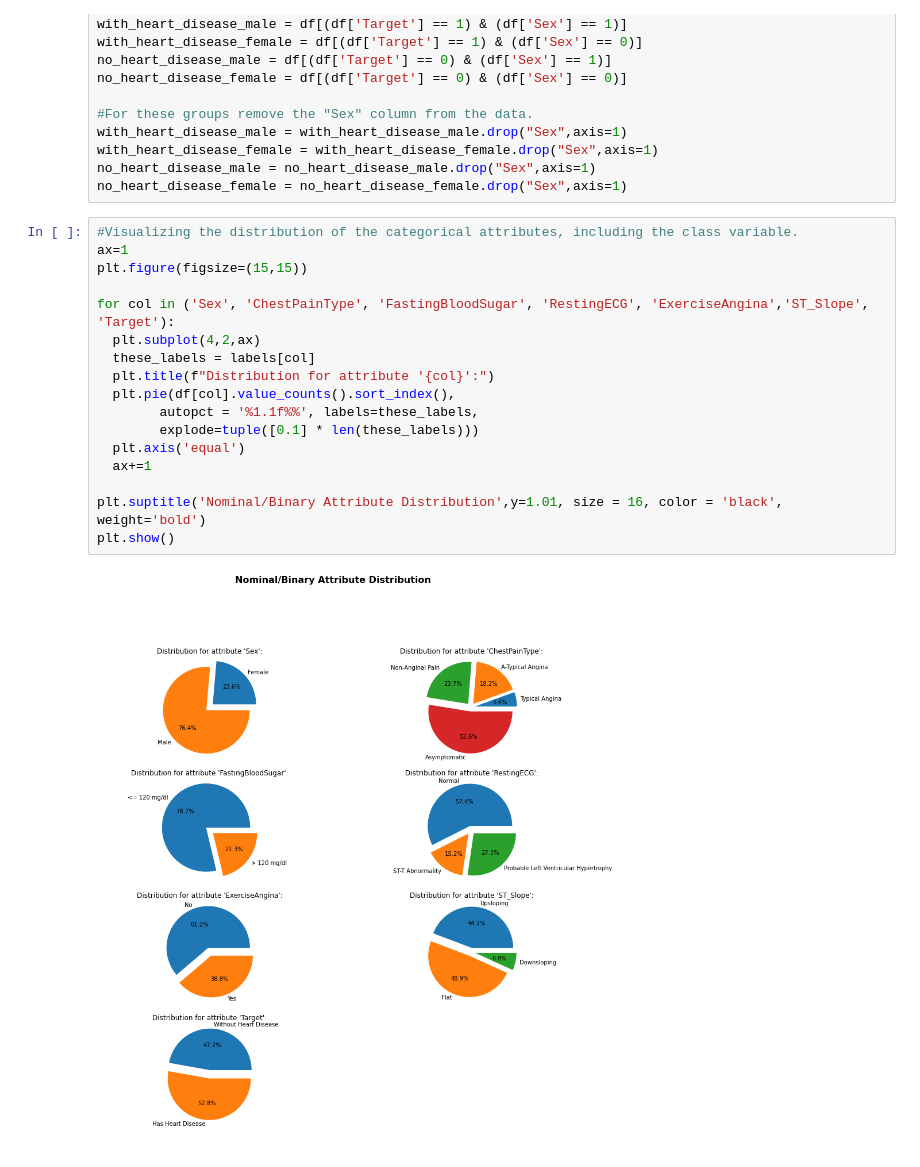
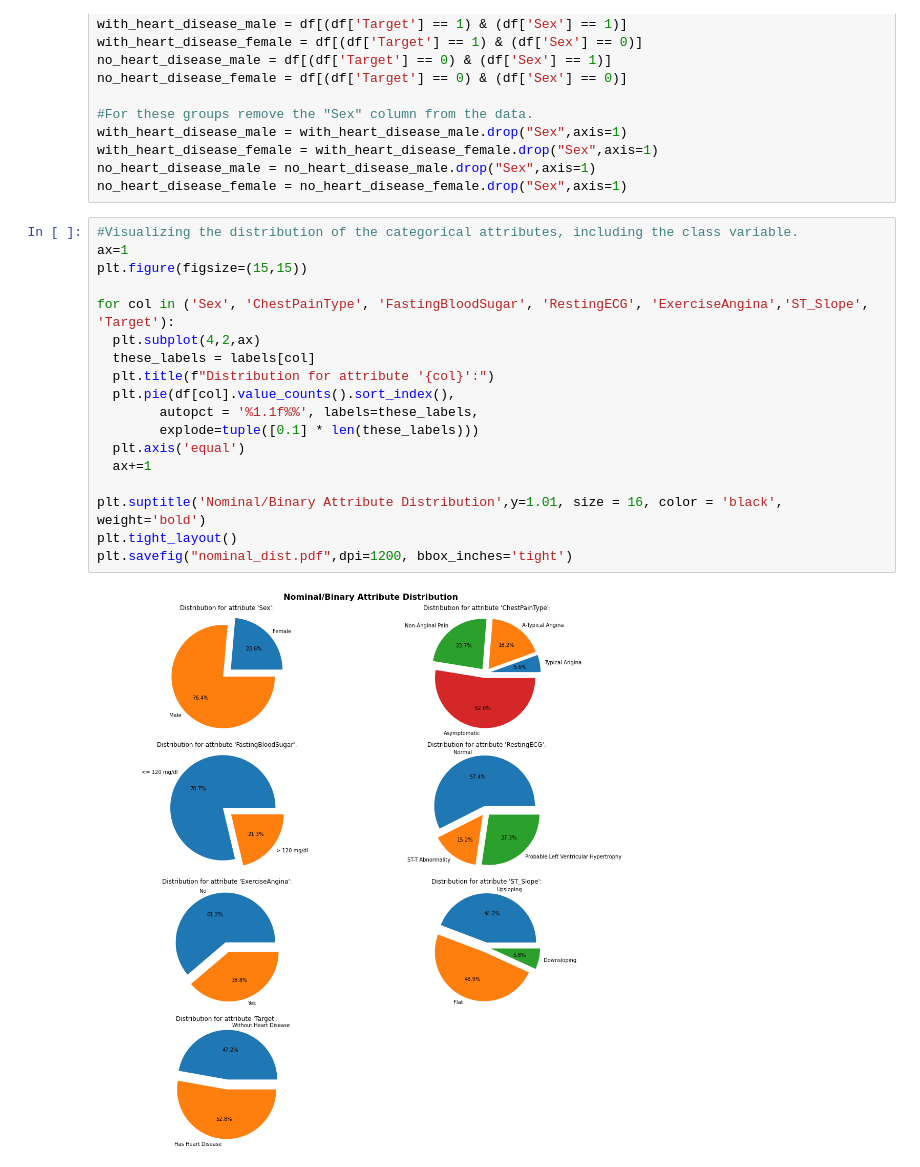
Before and after one commit to robert-pineau/CIND-820-Capstone, a Jupyter notebook: cind820_rpineau_module2.ipynb, the cells around one changed output. Saved outputs shown, nothing was run; the diff lists cells and outputs as text.

```diff
--- a/cind820_rpineau_module2.ipynb
+++ b/cind820_rpineau_module2.ipynb
@@ -249,22 +252,23 @@ no_heart_disease_female = no_heart_disease_female.drop("Sex",axis=1)
 # %%
 #Visualizing the distribution of the categorical attributes, including the class variable.
 ax=1
 plt.figure(figsize=(15,15))
 
 for col in ('Sex', 'ChestPainType', 'FastingBloodSugar', 'RestingECG', 'ExerciseAngina','ST_Slope', 'Target'):
   plt.subplot(4,2,ax)
   these_labels = labels[col]
   plt.title(f"Distribution for attribute '{col}':")
   plt.pie(df[col].value_counts().sort_index(),
         autopct = '%1.1f%%', labels=these_labels,
         explode=tuple([0.1] * len(these_labels)))
   plt.axis('equal')
   ax+=1
 
 plt.suptitle('Nominal/Binary Attribute Distribution',y=1.01, size = 16, color = 'black', weight='bold')
-plt.show()
+plt.tight_layout()
+plt.savefig("nominal_dist.pdf",dpi=1200, bbox_inches='tight')
 # %% [output]
-[figure, old version]
+[figure, new version]
 # %%
 #Visualizing the overall distribution of the numeric attributes.
 plt.figure(figsize=(15,15))
```
Also changed, not shown: parts of 7 cells of this notebook.
